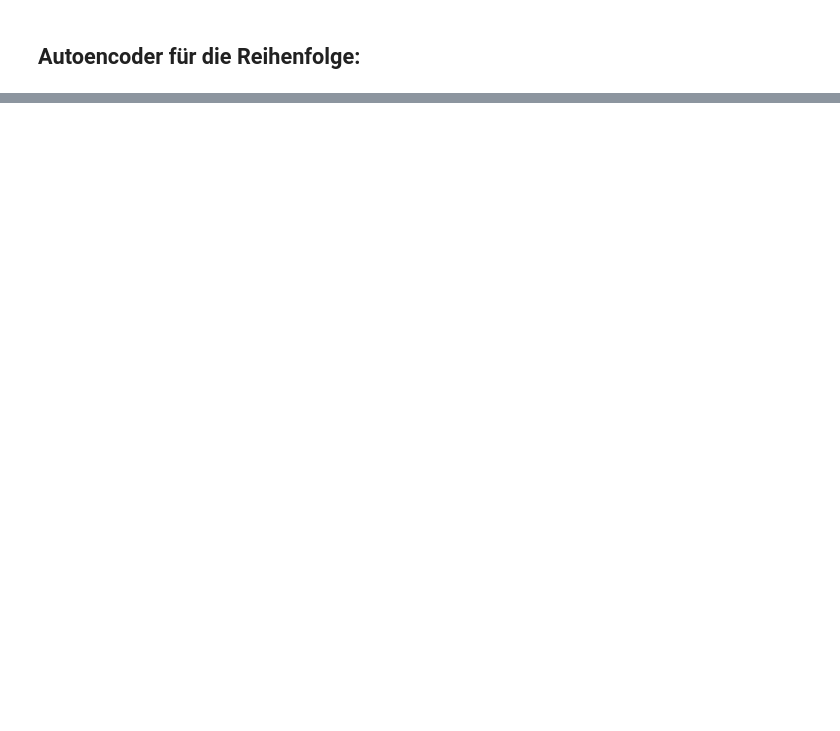
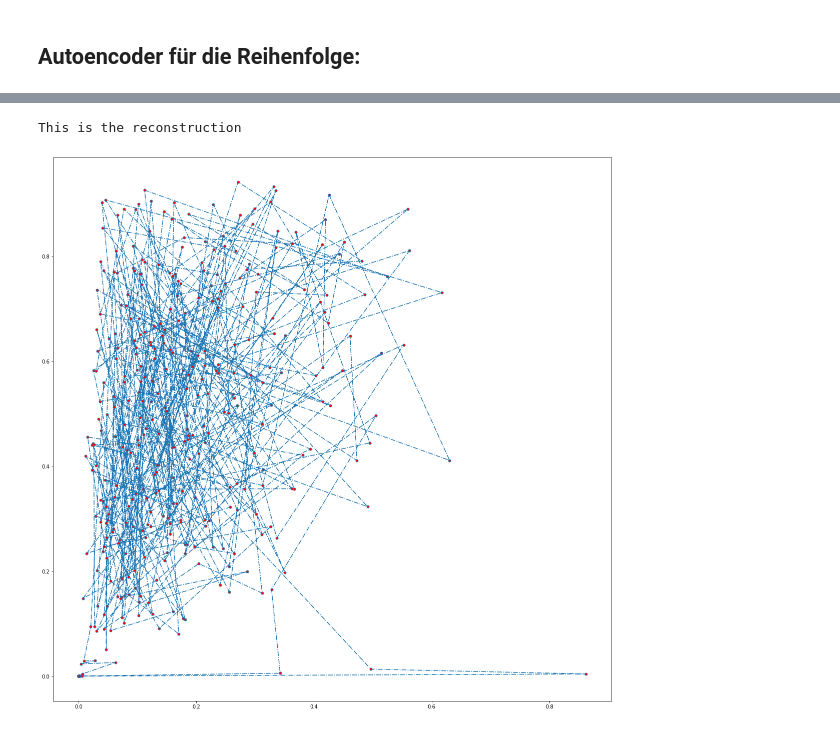
Before and after one commit to doktorbanana/MetaHuman, a Jupyter notebook: 4_ML2 Autoencoder.ipynb, the cells around one changed output, grey strips where cells are left out. Cells and saved outputs as stored; diff of their text form; code cells hidden in the pictures; blank space fills up the shorter version.

```diff
--- a/4_ML2 Autoencoder.ipynb
+++ b/4_ML2 Autoencoder.ipynb
@@ -26,0 +18,10 @@ ValueError: all the input array dimensions for the concatenation axis must match
+# %%
+x_train = []
+length = 400
+for order in song_orders:
+    if order.shape[0] < length:
+        padded_order = np.pad(order,((0,length-order.shape[0]),(0,0)), constant_values=(0,0))
+        x_train.append(padded_order)
+x_train = np.asarray(x_train)
+x_train = x_train.reshape(x_train.shape[0],x_train.shape[1],x_train.shape[2], 1)
+x_train.shape
@@ -28,0 +33,9 @@ ValueError: all the input array dimensions for the concatenation axis must match
+# %%
+autoencoder = VAE(
+    input_shape=(x_train.shape[1],x_train.shape[2],x_train.shape[3]),
+    conv_filters=(32, 64, 64, 64),
+    conv_kernels=(3, 3, 3, 3),
+    conv_strides=(1, 1, 2, 1),
+    latent_space_dim=2
+)
+autoencoder.summary()
@@ -28,0 +60,7 @@ ValueError: all the input array dimensions for the concatenation axis must match
+# %%
+LEARNING_RATE = 0.0005
+BATCH_SIZE = 1
+EPOCHS = 15
+
+autoencoder.compile_model(LEARNING_RATE)
+autoencoder.train(x_train, BATCH_SIZE, EPOCHS)
@@ -28,0 +90,4 @@ ValueError: all the input array dimensions for the concatenation axis must match
+# %%
+song_num = 0
+latent_representation = autoencoder.encoder.predict(x_train)
+reconstructed_data = autoencoder.decoder.predict(latent_representation)
@@ -28,0 +108,8 @@ ValueError: all the input array dimensions for the concatenation axis must match
+# %%
+print("This is the reconstruction")
+plt.figure(figsize=(20,20))
+plt.plot(reconstructed_data[song_num][:, 0], reconstructed_data[song_num][:, 1], '-.o', markersize=5, markerfacecolor='red')
+plt.show()
+# %% [output]
+This is the reconstruction
+[figure, added]
```
Also changed, not shown: parts of 13 cells of this notebook, 47 other files.
